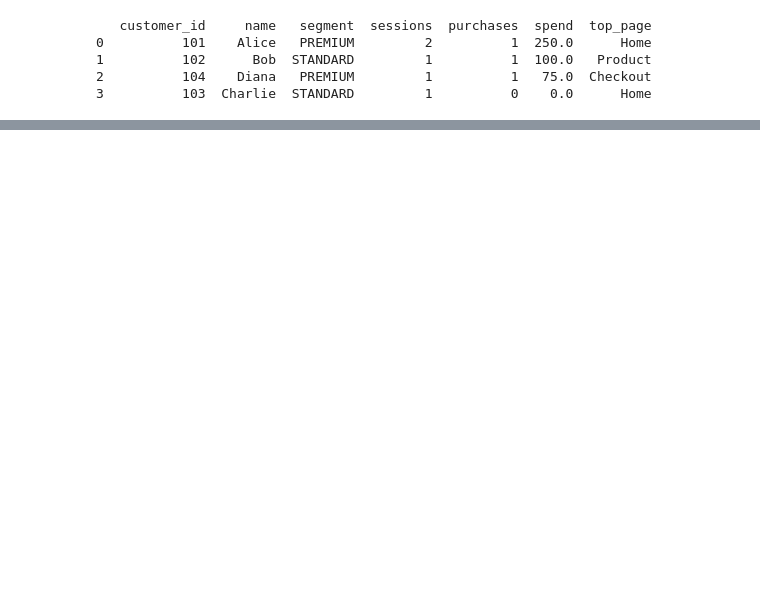
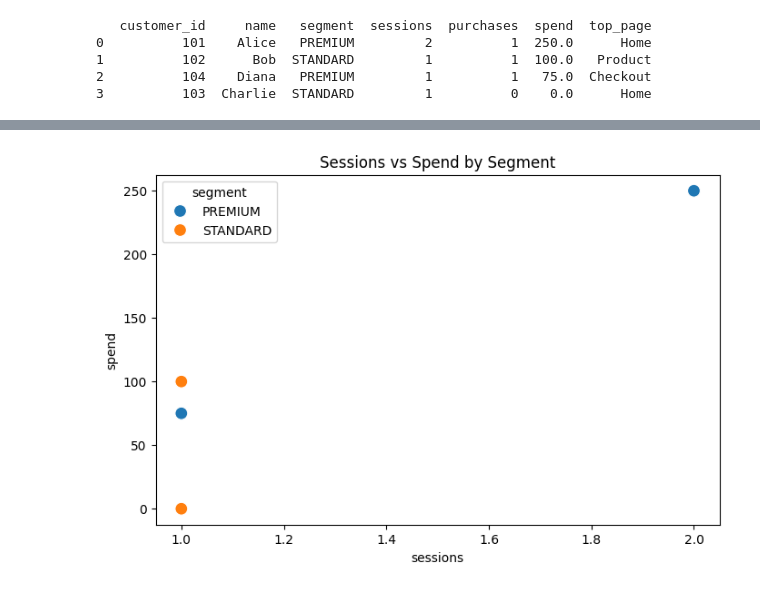
Before and after one commit to BHARATH077/ETL_Customer_Behavior, a Jupyter notebook: ETL_Customer_Behavior.ipynb, the cells around one changed output, grey strips where cells are left out. Drawn from its saved outputs; the diff is of its cells as text; code cells hidden in the pictures; blank space fills up the shorter version.

```diff
--- a/ETL_Customer_Behavior.ipynb
+++ b/ETL_Customer_Behavior.ipynb
@@ -394,0 +422,8 @@ customer360.to_csv("customer360_day4.csv", index=False)
+# %%
+# Step 3: Sessions vs. Spend
+plt.figure(figsize=(8,5))
+sns.scatterplot(data=customer360, x="sessions", y="spend", hue="segment", s=100)
+plt.title("Sessions vs Spend by Segment")
+plt.show()
+# %% [output]
+[figure, added]
```
Also changed, not shown: parts of 18 cells of this notebook.
